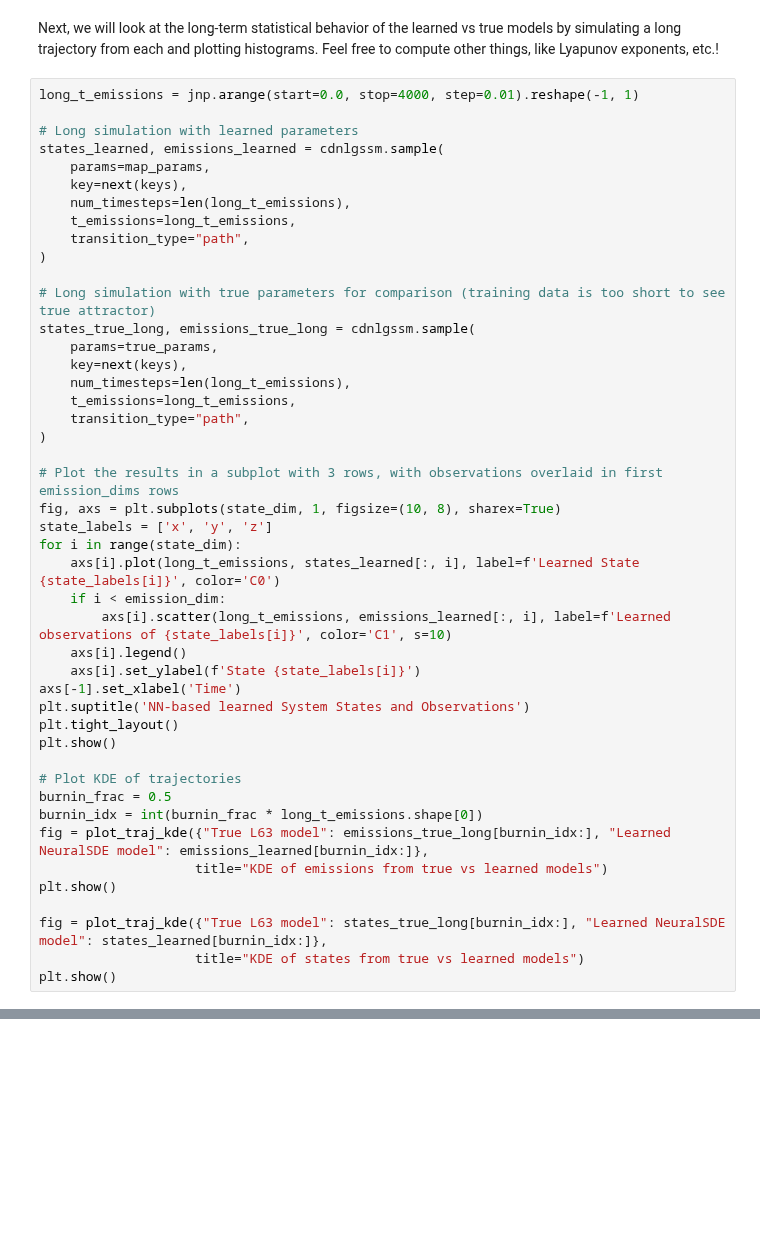
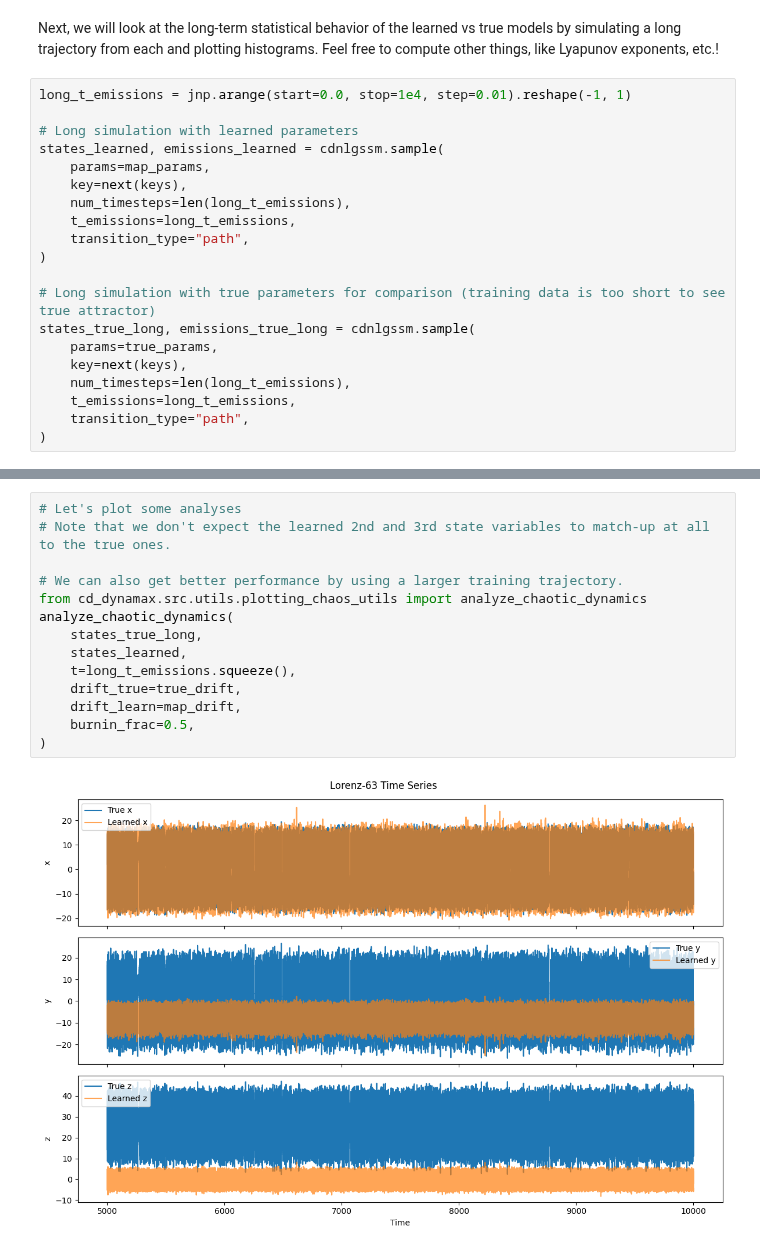
Before and after one commit to hd-UQ/cd_dynamax, a Jupyter notebook: demos/notebooks/lorenz63_neuralSDE_partial_observation.ipynb, the cells around one changed output, grey strips where cells are left out. Saved outputs shown, nothing was run; the diff lists cells and outputs as text; blank space fills up the shorter version.

Commit message:
adding chaos_plotter to utils and incorporating into l63 notebook demo

```diff
--- a/demos/notebooks/lorenz63_neuralSDE_partial_observation.ipynb
+++ b/demos/notebooks/lorenz63_neuralSDE_partial_observation.ipynb
@@ -277,7 +277,7 @@ plot_filter_then_forecast(*_filter_and_forecast(params=map_params), title_suffix
 # %% [markdown]
 Next, we will look at the long-term statistical behavior of the learned vs true models by simulating a long trajectory from each and plotting histograms. Feel free to compute other things, like Lyapunov exponents, etc.!
 # %%
-long_t_emissions = jnp.arange(start=0.0, stop=4000, step=0.01).reshape(-1, 1)
+long_t_emissions = jnp.arange(start=0.0, stop=1e4, step=0.01).reshape(-1, 1)
 
 # Long simulation with learned parameters
 states_learned, emissions_learned = cdnlgssm.sample(
@@ -296,31 +296,6 @@ states_true_long, emissions_true_long = cdnlgssm.sample(
     t_emissions=long_t_emissions,
     transition_type="path",
 )
-
-# Plot the results in a subplot with 3 rows, with observations overlaid in first emission_dims rows
-fig, axs = plt.subplots(state_dim, 1, figsize=(10, 8), sharex=True)
-state_labels = ['x', 'y', 'z']
-for i in range(state_dim):
-    axs[i].plot(long_t_emissions, states_learned[:, i], label=f'Learned State {state_labels[i]}', color='C0')
-    if i < emission_dim:
-        axs[i].scatter(long_t_emissions, emissions_learned[:, i], label=f'Learned observations of {state_labels[i]}', color='C1', s=10)
-    axs[i].legend()
-    axs[i].set_ylabel(f'State {state_labels[i]}')
-axs[-1].set_xlabel('Time')
-plt.suptitle('NN-based learned System States and Observations')
-plt.tight_layout()
-plt.show()
-
-# Plot KDE of trajectories
-burnin_frac = 0.5
-burnin_idx = int(burnin_frac * long_t_emissions.shape[0])
-fig = plot_traj_kde({"True L63 model": emissions_true_long[burnin_idx:], "Learned NeuralSDE model": emissions_learned[burnin_idx:]},
-                    title="KDE of emissions from true vs learned models")
-plt.show()
-
-fig = plot_traj_kde({"True L63 model": states_true_long[burnin_idx:], "Learned NeuralSDE model": states_learned[burnin_idx:]},
-                    title="KDE of states from true vs learned models")
-plt.show()
 # %% [output]
 Sampling from SDE solver path: this may be an unnecessarily poor approximation if you're simulating from a linear SDE. It is an appropriate choice for non-linear SDEs.
 Sampling from continuous-discrete non-linear Gaussian SSM path
@@ -331,0 +304,16 @@ Sampling from continuous-discrete non-linear Gaussian SSM path
+# %%
+# Let's plot some analyses
+# Note that we don't expect the learned 2nd and 3rd state variables to match-up at all to the true ones.
+
+# We can also get better performance by using a larger training trajectory.
+from cd_dynamax.src.utils.plotting_chaos_utils import analyze_chaotic_dynamics
+analyze_chaotic_dynamics(
+    states_true_long,
+    states_learned,
+    t=long_t_emissions.squeeze(),
+    drift_true=true_drift,
+    drift_learn=map_drift,
+    burnin_frac=0.5,
+)
+# %% [output]
+[figure, added]
```
Also changed, not shown: parts of 4 cells of this notebook, 1 other file.
